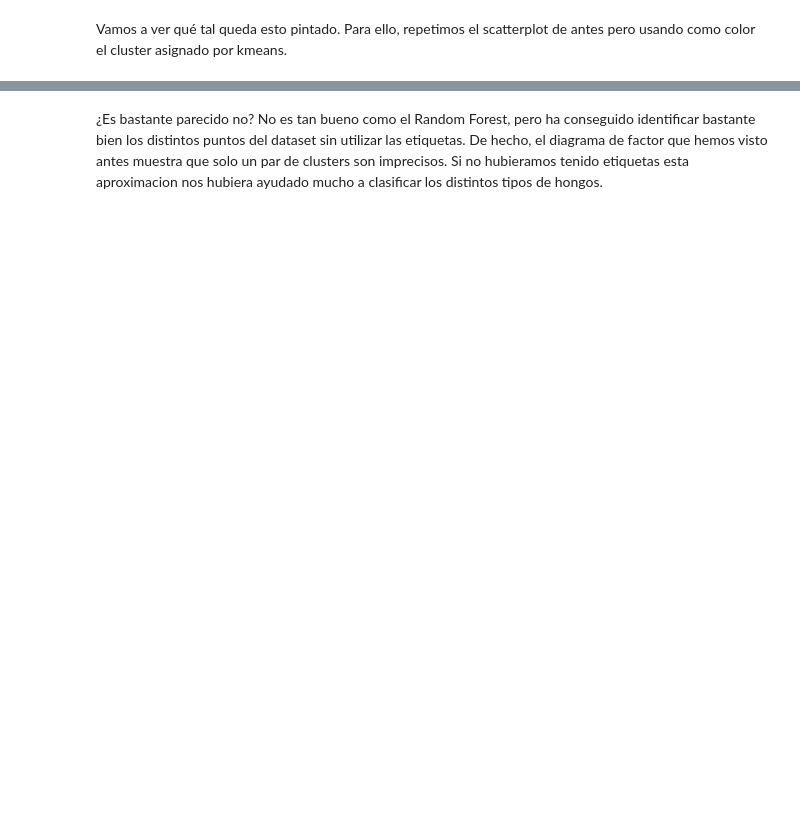
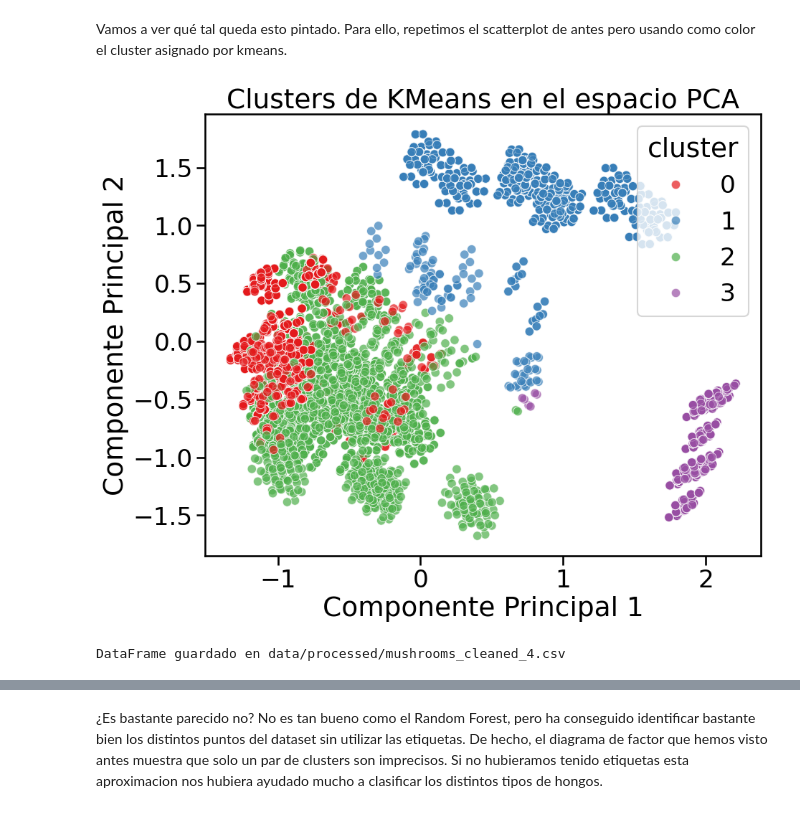
Before and after one commit to Yael-Parra/Project-VIII-Non-Supervised-ML, a Jupyter notebook: workshop-clustering-pca-final.ipynb, the cells around one changed output, grey strips where cells are left out. Saved outputs shown, nothing was run; the diff lists cells and outputs as text; code cells hidden in the pictures; blank space fills up the shorter version.

```diff
--- a/workshop-clustering-pca-final.ipynb
+++ b/workshop-clustering-pca-final.ipynb
@@ -1046,0 +1146,32 @@ Vamos a ver qué tal queda esto pintado. Para ello, repetimos el scatterplot de
+# %%
+# Entrenar PCA para representar.
+pca = PCA(n_components=2)
+pca.fit(X_encoded)
+# Transformar los datos
+X_pca = pca.transform(X_encoded)
+# Crear un DataFrame con las componentes principales y los clusters
+df_pca = pd.DataFrame(X_pca, columns=['PC1', 'PC2'])
+df_pca['cluster'] = df_cleaned['cluster']
+
+# Usar un color por cada cluster
+def visualizar_clusters(df, cluster_col='cluster'):
+    plt.figure(figsize=(10, 8))
+    sns.scatterplot(data=df, x='PC1', y='PC2', hue=cluster_col, palette='Set1', alpha=0.7)
+    plt.title('Clusters de KMeans en el espacio PCA')
+    plt.xlabel('Componente Principal 1')
+    plt.ylabel('Componente Principal 2')
+    plt.legend(title=cluster_col)
+    plt.show()
+visualizar_clusters(df_pca, cluster_col='cluster')
+# Guardar el DataFrame limpio y con clusters
+import os
+
+def guardar_dataframe(df, path):
+    # Ensure the directory exists
+    os.makedirs(os.path.dirname(path), exist_ok=True)
+    df.to_csv(path, index=False)
+    print(f"DataFrame guardado en {path}")
+guardar_dataframe(df_cleaned, 'data/processed/mushrooms_cleaned_4.csv')
+# %% [output]
+[figure, added]
+DataFrame guardado en data/processed/mushrooms_cleaned_4.csv
```
Also changed, not shown: parts of 17 cells of this notebook, 2 other files.
